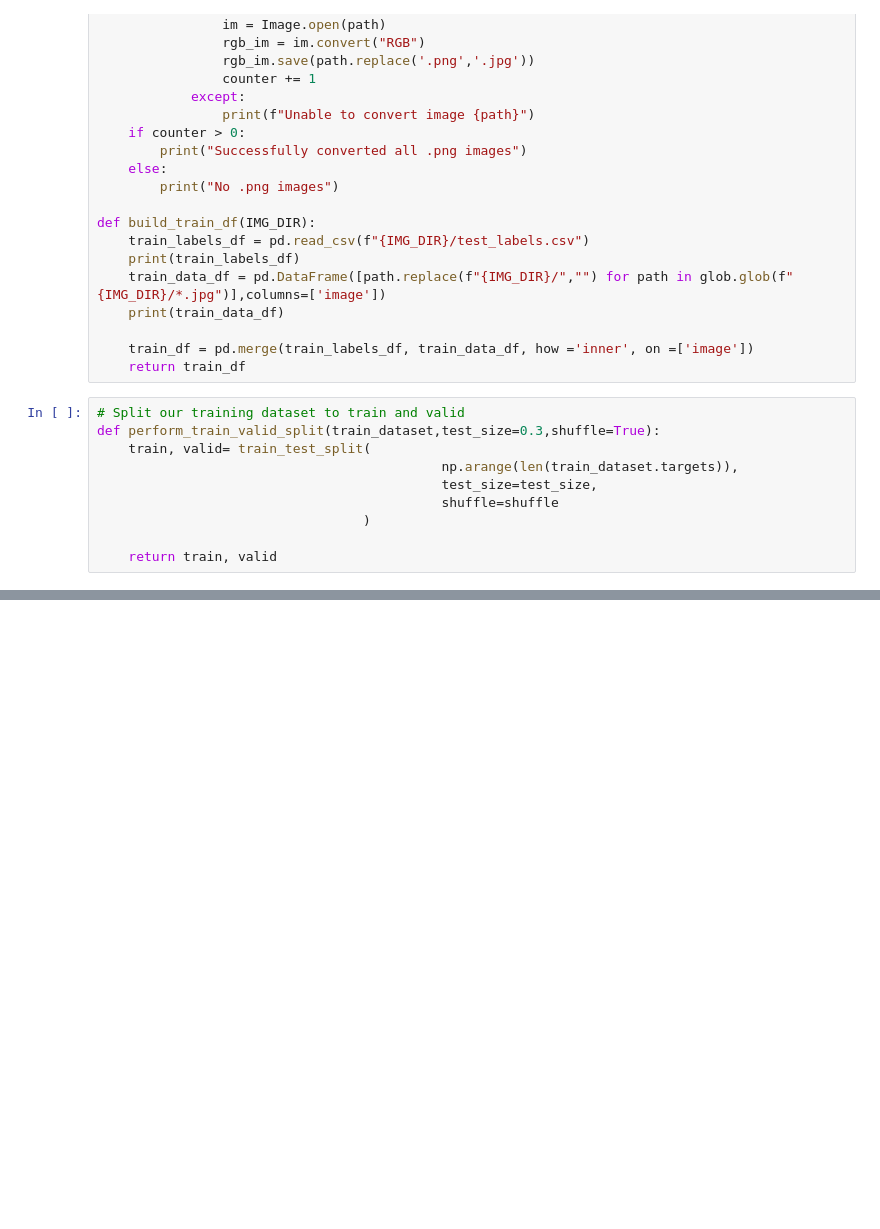
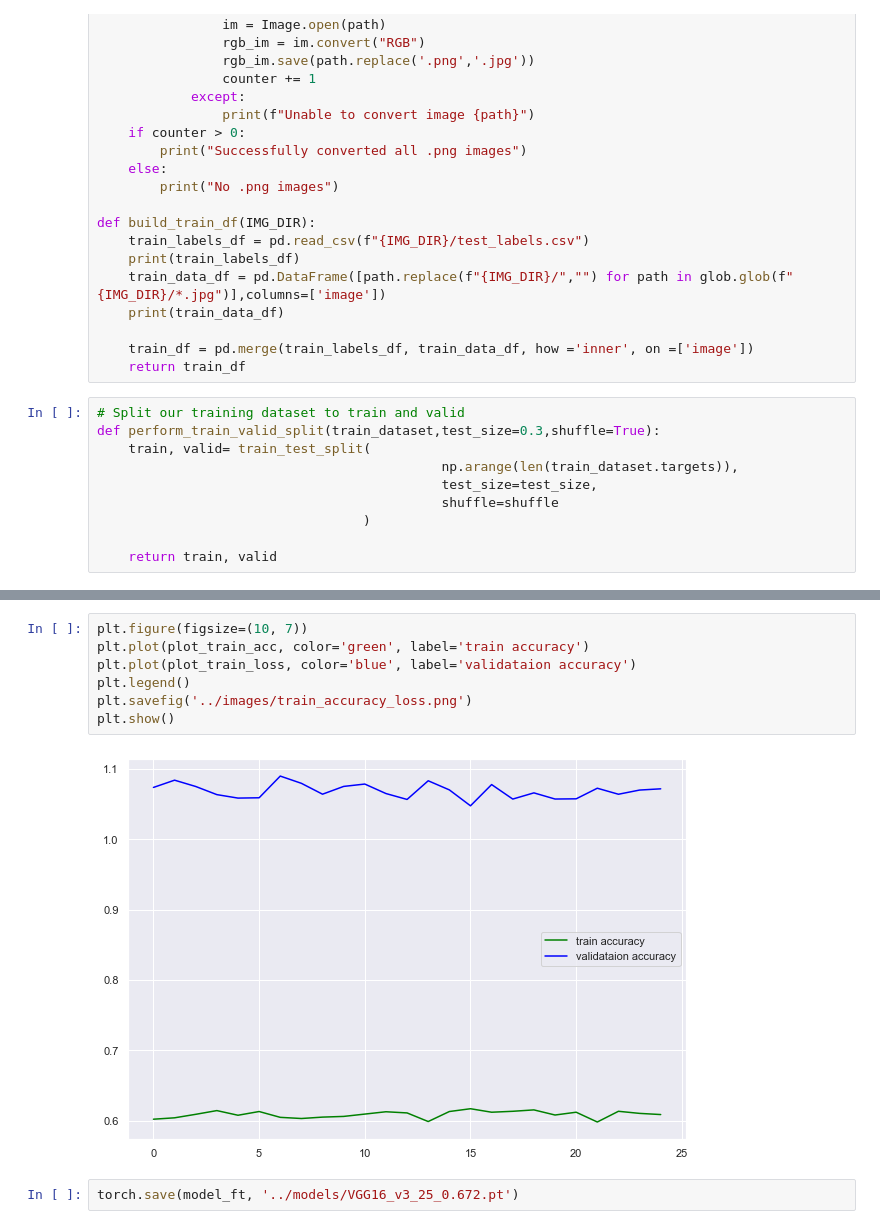
Before and after one commit to hngyilim/fish_are_mans_friend, a Jupyter notebook: notebooks/model_training.ipynb, the cells around one changed output, grey strips where cells are left out. Cells and saved outputs as stored; diff of their text form; blank space fills up the shorter version.

```diff
--- a/notebooks/model_training.ipynb
+++ b/notebooks/model_training.ipynb
@@ -244,0 +321,11 @@ Epoch 0/99
+# %%
+plt.figure(figsize=(10, 7))
+plt.plot(plot_train_acc, color='green', label='train accuracy')
+plt.plot(plot_train_loss, color='blue', label='validataion accuracy')
+plt.legend()
+plt.savefig('../images/train_accuracy_loss.png')
+plt.show()
+# %% [output]
+[figure, added]
+# %%
+torch.save(model_ft, '../models/VGG16_v3_25_0.672.pt')
```
Also changed, not shown: parts of 11 cells of this notebook, 3 other files.
